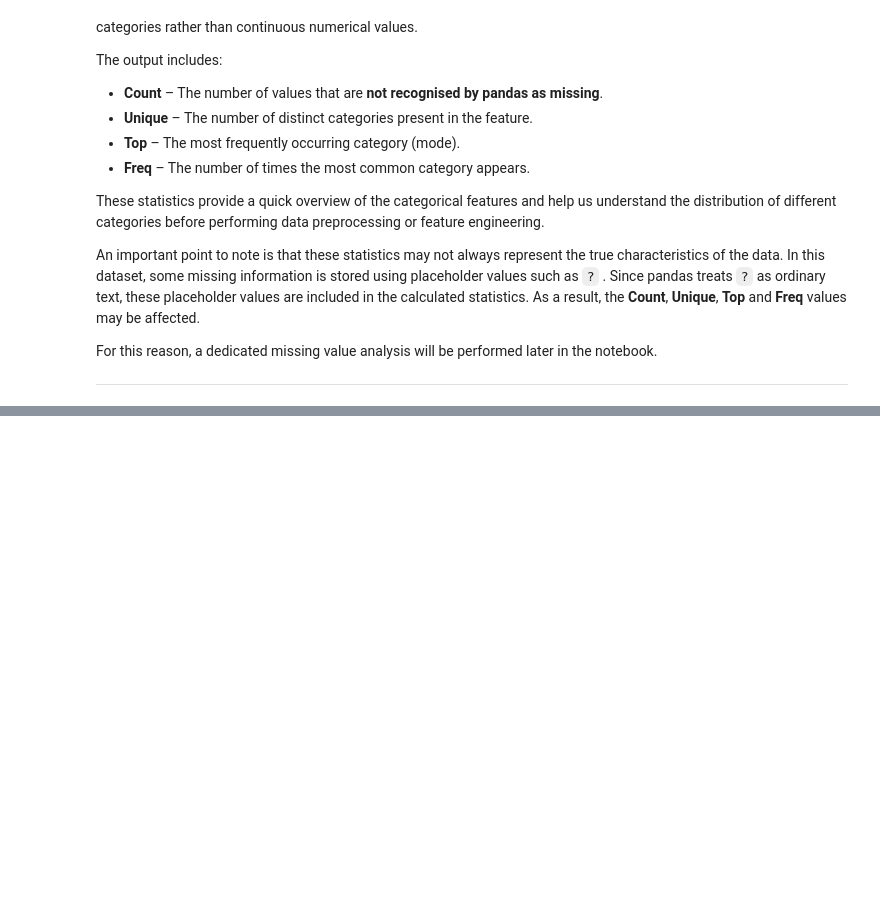
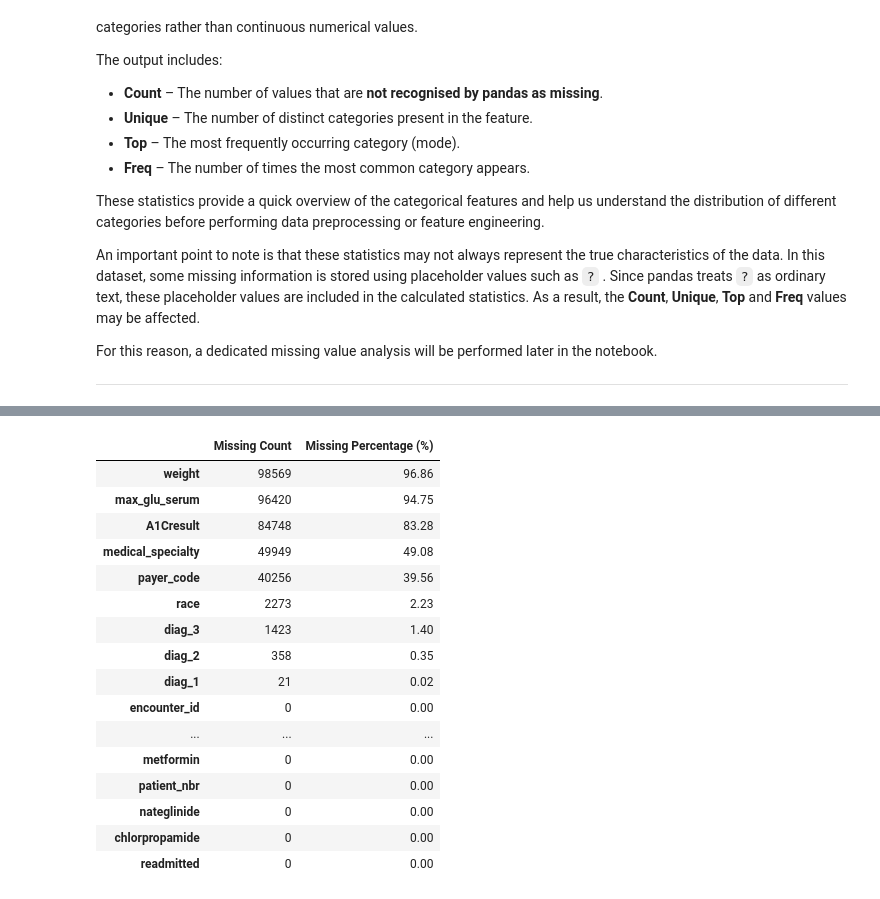
Before and after one commit to ajay-nagpal/Hospital-Readmission-Prediction, a Jupyter notebook: hospital_readmission.ipynb, the cells around one changed output, grey strips where cells are left out. Drawn from its saved outputs; the diff is of its cells as text; code cells hidden in the pictures; blank space fills up the shorter version.

Commit message:
data quality assessment: missing value analysis

```diff
--- a/hospital_readmission.ipynb
+++ b/hospital_readmission.ipynb
@@ -466,0 +517,10 @@ For this reason, a dedicated missing value analysis will be performed later in t
+# %%
+# ============================================================
+# Convert Placeholder Values to Missing Values
+# ============================================================
+
+# The Diabetes dataset uses '?' to represent missing information.
+# Pandas treats '?' as ordinary text rather than a missing value.
+# Replace every '?' with pd.NA so that pandas recognises it as missing.
+
+df.replace("?", pd.NA, inplace=True)
@@ -466,0 +539,67 @@ For this reason, a dedicated missing value analysis will be performed later in t
+# %%
+# ============================================================
+# Count Missing Values
+# ============================================================
+
+# Count the number of missing values in each feature.
+# isnull() identifies missing values (NaN / pd.NA).
+# sum() adds the True values to calculate the total number
+# of missing values for every column.
+
+missing_count = df.isnull().sum()
+
+# ============================================================
+# Calculate Missing Value Percentage
+# ============================================================
+
+# Calculate the percentage of missing values for each feature.
+# Divide the missing value count by the total number of rows
+# and multiply by 100.
+
+missing_percentage = ((missing_count / len(df)) * 100).round(2)
+
+# ============================================================
+# Create Missing Value Summary Table
+# ============================================================
+
+# Create a summary table containing both the number and
+# percentage of missing values for each feature.
+
+missing_summary = pd.DataFrame({
+
+    "Missing Count": missing_count,
+
+    "Missing Percentage (%)":
+        missing_percentage
+
+})
+
+# Sort the table so that the features with the highest
+# percentage of missing values appear first.
+
+missing_summary = missing_summary.sort_values(
+    by="Missing Percentage (%)",
+    ascending=False
+)
+
+# Display the missing value summary.
+
+missing_summary
+# %% [output]
+|  | Missing Count | Missing Percentage (%) |
+| weight | 98569 | 96.86 |
+| max_glu_serum | 96420 | 94.75 |
+| A1Cresult | 84748 | 83.28 |
+| medical_specialty | 49949 | 49.08 |
+| payer_code | 40256 | 39.56 |
+| race | 2273 | 2.23 |
+| diag_3 | 1423 | 1.40 |
+| diag_2 | 358 | 0.35 |
+| diag_1 | 21 | 0.02 |
+| encounter_id | 0 | 0.00 |
+| ... | ... | ... |
+| metformin | 0 | 0.00 |
+| patient_nbr | 0 | 0.00 |
+| nateglinide | 0 | 0.00 |
+| chlorpropamide | 0 | 0.00 |
+| readmitted | 0 | 0.00 |
```
Also changed, not shown: parts of 6 cells of this notebook.
